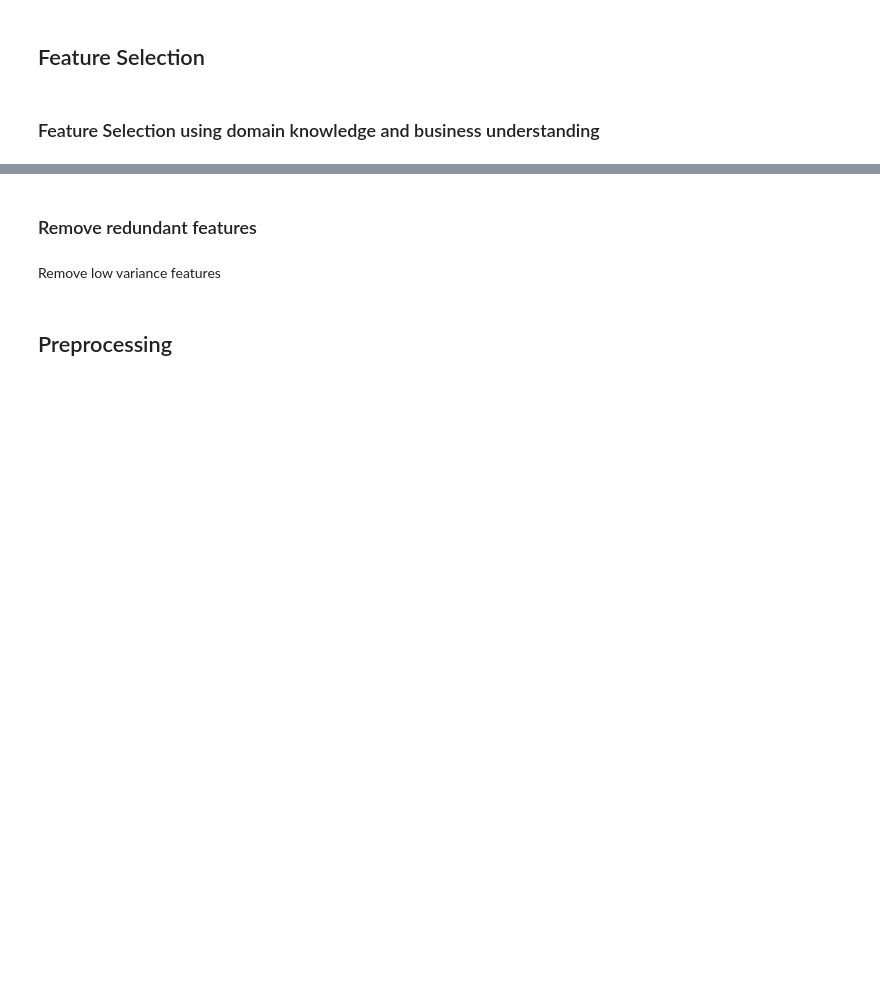
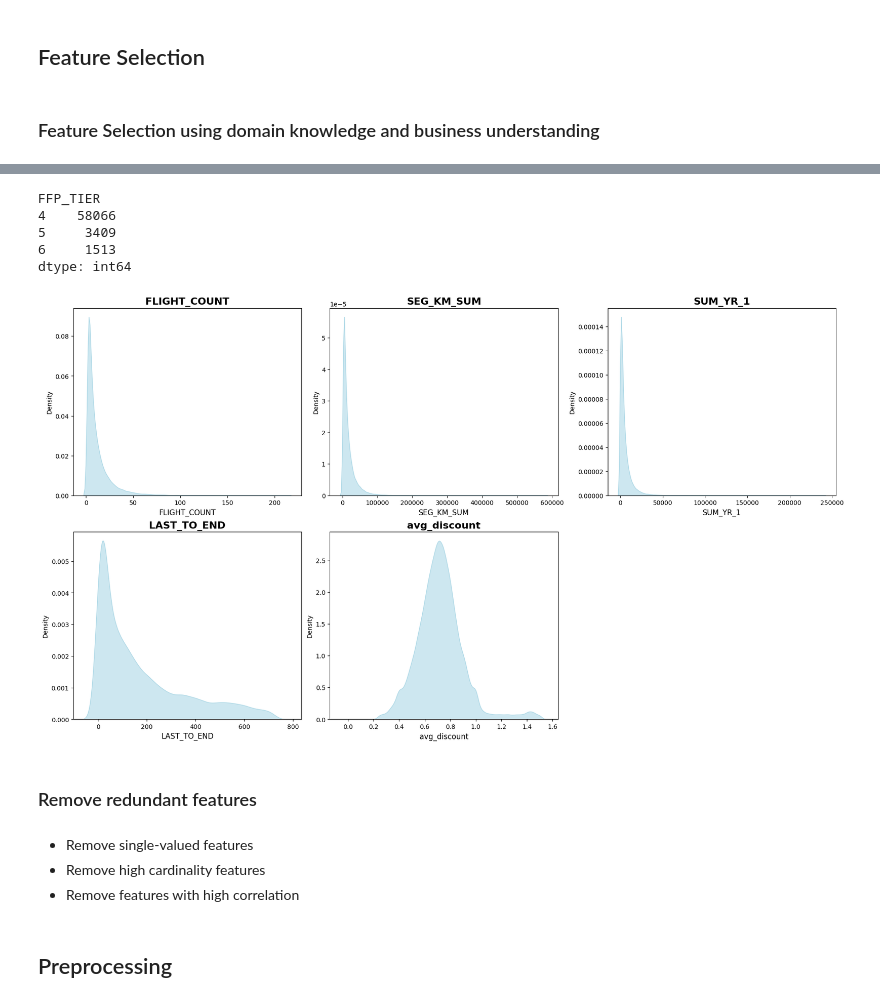
Before and after one commit to FiZufa/Rakamin-Homework, a Jupyter notebook: week16_unsupervised_learning/2_Data_preprocessing.ipynb, the cells around one changed output, grey strips where cells are left out. Cells and saved outputs as stored; diff of their text form; code cells hidden in the pictures; blank space fills up the shorter version.

```diff
--- a/week16_unsupervised_learning/2_Data_preprocessing.ipynb
+++ b/week16_unsupervised_learning/2_Data_preprocessing.ipynb
@@ -6,0 +28,7 @@
+# %%
+# FFP_TIER' is categorical
+selected_features = ['FLIGHT_COUNT', 'SEG_KM_SUM', 'SUM_YR_1', 'LAST_TO_END', 'avg_discount']
+
+flight_df = pd.read_csv('flight.csv')
+
+flight_df[selected_features]
@@ -7,4 +49,29 @@
+# %%
+flight_df.groupby('FFP_TIER').size()
+# %% [output]
+FFP_TIER
+4    58066
+5     3409
+6     1513
+dtype: int64
+# %%
+def visualize_num_kde(df, numerical_features):
+    num_features = len(numerical_features)
+    num_rows = (num_features + 2) // 3
+
+    fig, axes = plt.subplots(num_rows, 3, figsize=(18, 5 * num_rows), constrained_layout=True)
+    #fig.suptitle("KDE Plots for Numerical Features", fontsize=24, fontweight='bold', y=1.02)
+    axes = axes.flatten()
+    for i, col in enumerate(numerical_features):
+        sns.kdeplot(data=df, x=col, ax=axes[i], fill=True, color="lightblue", alpha=0.6)
+        axes[i].set_title(f"{col}", fontsize=16, fontweight='bold')
+        axes[i].set_xlabel(col, fontsize=12)
+    for j in range(i + 1, len(axes)):
+        fig.delaxes(axes[j])
+    plt.show()
+# %%
+visualize_num_kde(flight_df, selected_features)
+# %% [output]
+[figure, added]
 # %% [markdown]
 ### Remove redundant features
-# %% [markdown]
-Remove low variance features
@@ -16,2 +78,6 @@ high_variance_features = selector.fit_transform(scaled_data)
+# %% [markdown]
+- Remove single-valued features
+- Remove high cardinality features
+- Remove features with high correlation
 # %% [markdown]
 ## Preprocessing
```
Also changed, not shown: parts of 41 cells of this notebook, 1 other file.
